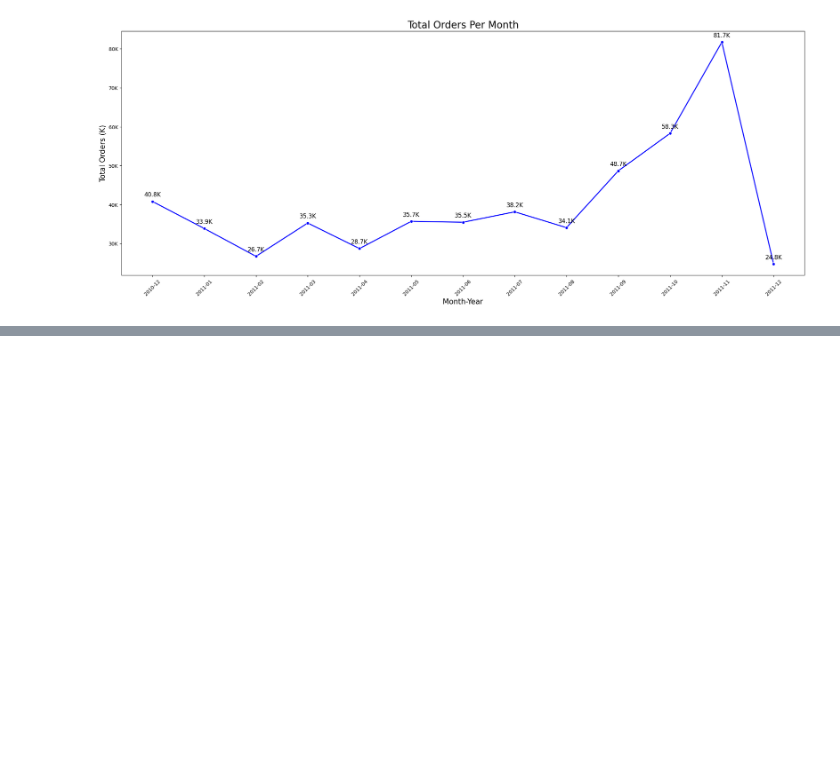
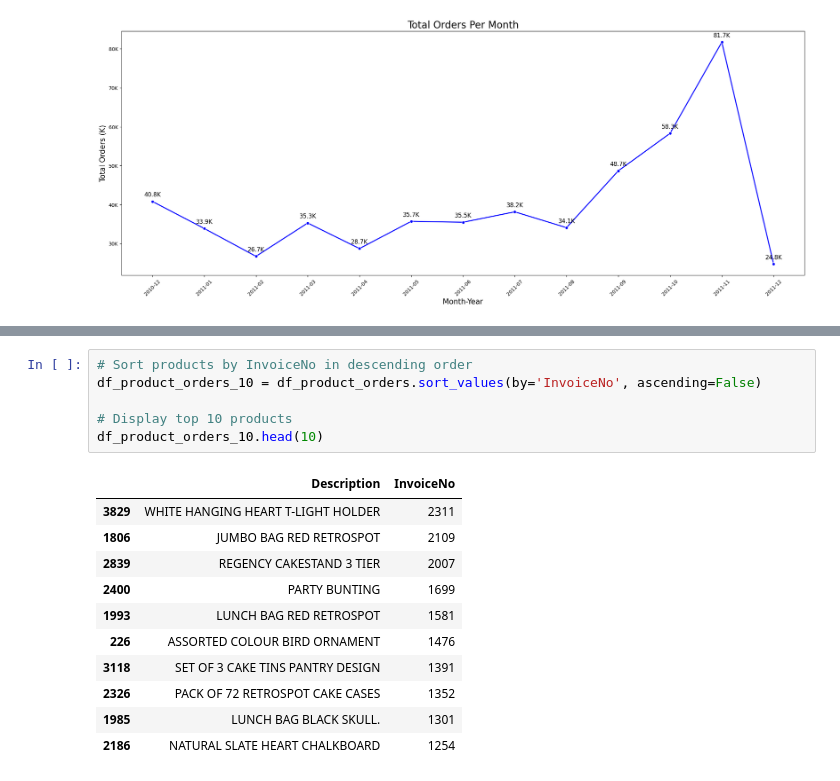
Before and after one commit to arsiimam/Online-Retail-Analysis, a Jupyter notebook: Notebooks/EDA.ipynb, the cells around one changed output, grey strips where cells are left out. Saved outputs shown, nothing was run; the diff lists cells and outputs as text; blank space fills up the shorter version.

```diff
--- a/Notebooks/EDA.ipynb
+++ b/Notebooks/EDA.ipynb
@@ -324,0 +347,18 @@ plt.show()
+# %%
+# Sort products by InvoiceNo in descending order
+df_product_orders_10 = df_product_orders.sort_values(by='InvoiceNo', ascending=False)
+
+# Display top 10 products
+df_product_orders_10.head(10)
+# %% [output]
+|  | Description | InvoiceNo |
+| 3829 | WHITE HANGING HEART T-LIGHT HOLDER | 2311 |
+| 1806 | JUMBO BAG RED RETROSPOT | 2109 |
+| 2839 | REGENCY CAKESTAND 3 TIER | 2007 |
+| 2400 | PARTY BUNTING | 1699 |
+| 1993 | LUNCH BAG RED RETROSPOT | 1581 |
+| 226 | ASSORTED COLOUR BIRD ORNAMENT | 1476 |
+| 3118 | SET OF 3 CAKE TINS PANTRY DESIGN | 1391 |
+| 2326 | PACK OF 72 RETROSPOT CAKE CASES | 1352 |
+| 1985 | LUNCH BAG BLACK SKULL. | 1301 |
+| 2186 | NATURAL SLATE HEART CHALKBOARD | 1254 |
```
Also changed, not shown: parts of 3 cells of this notebook.
